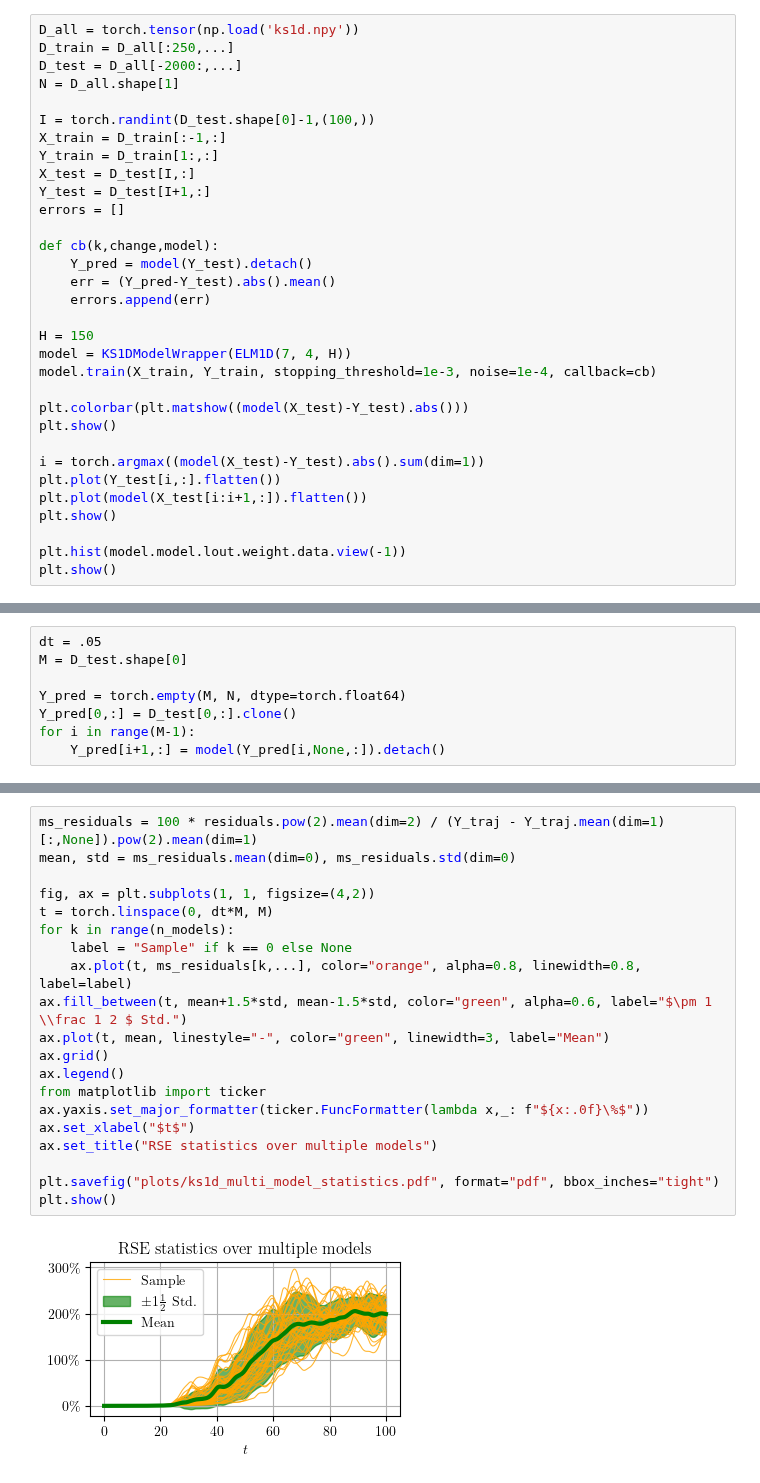
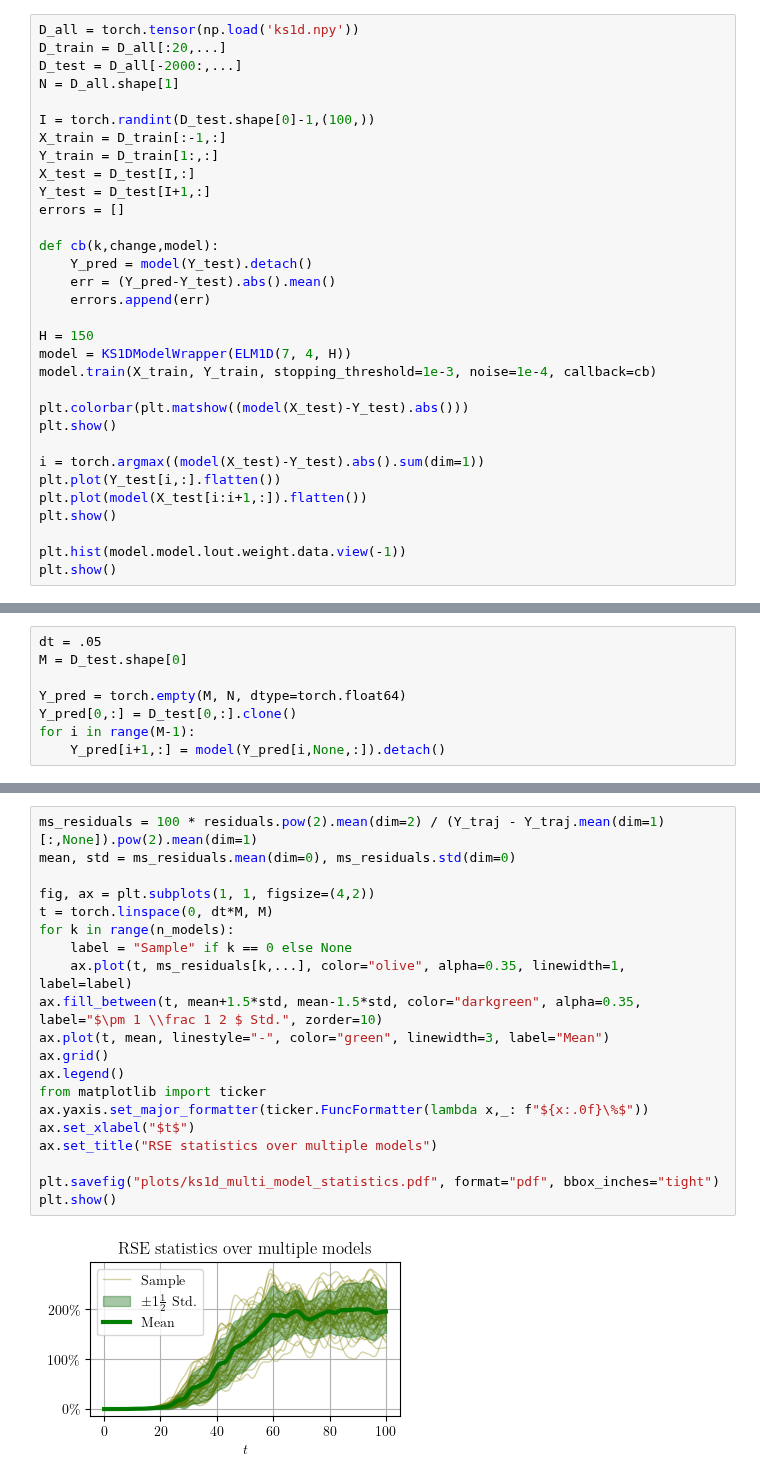
Before and after one commit to graps1/ELM-PDEs, a Jupyter notebook: ks1d/ks1d.ipynb, the cells around one changed output, grey strips where cells are left out. Cells and saved outputs as stored; diff of their text form.

Commit message:
plots

```diff
--- a/ks1d/ks1d.ipynb
+++ b/ks1d/ks1d.ipynb
@@ -13,7 +13,7 @@ torch.manual_seed(10)
 <torch._C.Generator at 0x...>
 # %%
 D_all = torch.tensor(np.load('ks1d.npy'))
-D_train = D_all[:250,...]
+D_train = D_all[:20,...]
 D_test = D_all[-2000:,...]
 N = D_all.shape[1]
 
@@ -132,22 +132,22 @@ change = 0.0009995
 # %%
 ms_residuals = 100 * residuals.pow(2).mean(dim=2) / (Y_traj - Y_traj.mean(dim=1)[:,None]).pow(2).mean(dim=1)
 mean, std = ms_residuals.mean(dim=0), ms_residuals.std(dim=0)
 
 fig, ax = plt.subplots(1, 1, figsize=(4,2))
 t = torch.linspace(0, dt*M, M)
 for k in range(n_models):
     label = "Sample" if k == 0 else None
-    ax.plot(t, ms_residuals[k,...], color="orange", alpha=0.8, linewidth=0.8, label=label)
-ax.fill_between(t, mean+1.5*std, mean-1.5*std, color="green", alpha=0.6, label="$\pm 1 \\frac 1 2 $ Std.")
+    ax.plot(t, ms_residuals[k,...], color="olive", alpha=0.35, linewidth=1, label=label)
+ax.fill_between(t, mean+1.5*std, mean-1.5*std, color="darkgreen", alpha=0.35, label="$\pm 1 \\frac 1 2 $ Std.", zorder=10)
 ax.plot(t, mean, linestyle="-", color="green", linewidth=3, label="Mean")
 ax.grid()
 ax.legend()
 from matplotlib import ticker
 ax.yaxis.set_major_formatter(ticker.FuncFormatter(lambda x,_: f"${x:.0f}\%$"))
 ax.set_xlabel("$t$")
 ax.set_title("RSE statistics over multiple models")
 
 plt.savefig("plots/ks1d_multi_model_statistics.pdf", format="pdf", bbox_inches="tight")
 plt.show()
 # %% [output]
-[figure, old version]
+[figure, new version]
```
Also changed, not shown: parts of 4 cells of this notebook, 2 other files.
